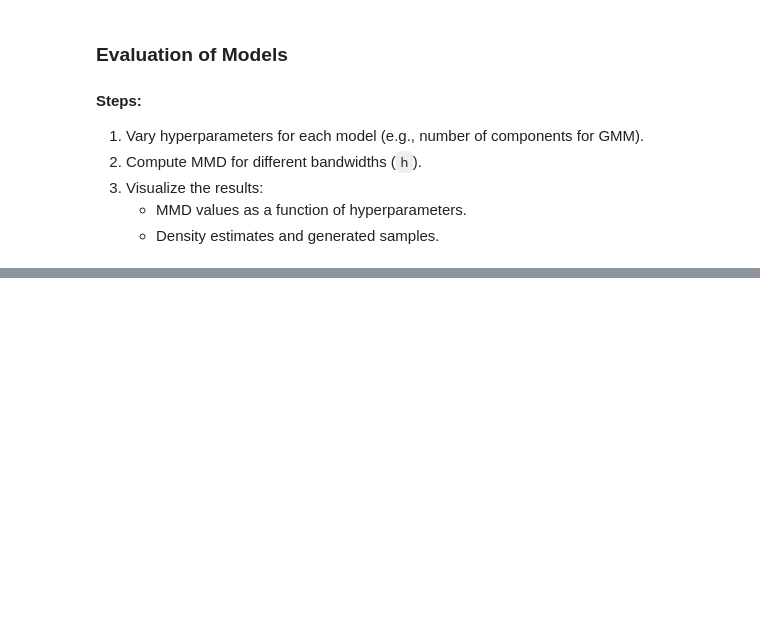
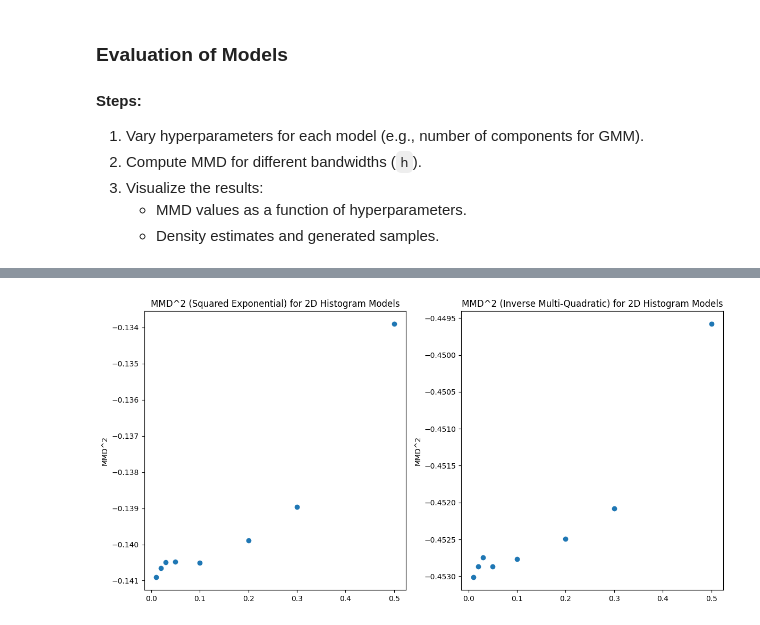
Before and after one commit to juancprolam/generative_neural_networks_for_the_sciences, a Jupyter notebook: ex01-solution.ipynb, the cells around one changed output, grey strips where cells are left out. Saved outputs shown, nothing was run; the diff lists cells and outputs as text; code cells hidden in the pictures; blank space fills up the shorter version.

```diff
--- a/ex01-solution.ipynb
+++ b/ex01-solution.ipynb
@@ -554,0 +602,16 @@ plt.show()
+# %%
+# Plot MMD^2 results for 2D histogram
+fig, axs = plt.subplots(1, 2, figsize=(12, 6))
+# SE / IMQ
+results_se = [results[key][0] for key in results]
+results_imq = [results[key][1] for key in results]
+axs[0].scatter(avg_bin_sizes, results_se)
+axs[0].set_title("MMD^2 (Squared Exponential) for 2D Histogram Models")
+axs[0].set_ylabel("MMD^2")
+axs[1].scatter(avg_bin_sizes, results_imq)
+axs[1].set_title("MMD^2 (Inverse Multi-Quadratic) for 2D Histogram Models")
+axs[1].set_ylabel("MMD^2")
+fig.tight_layout()
+plt.show()
+# %% [output]
+[figure, added]
```
Also changed, not shown: parts of 11 cells of this notebook.
